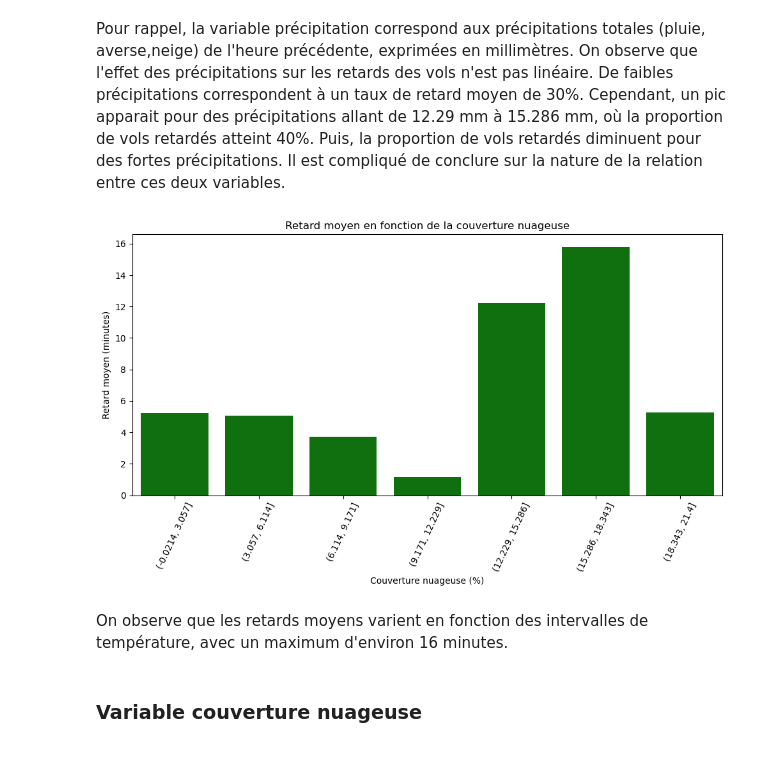
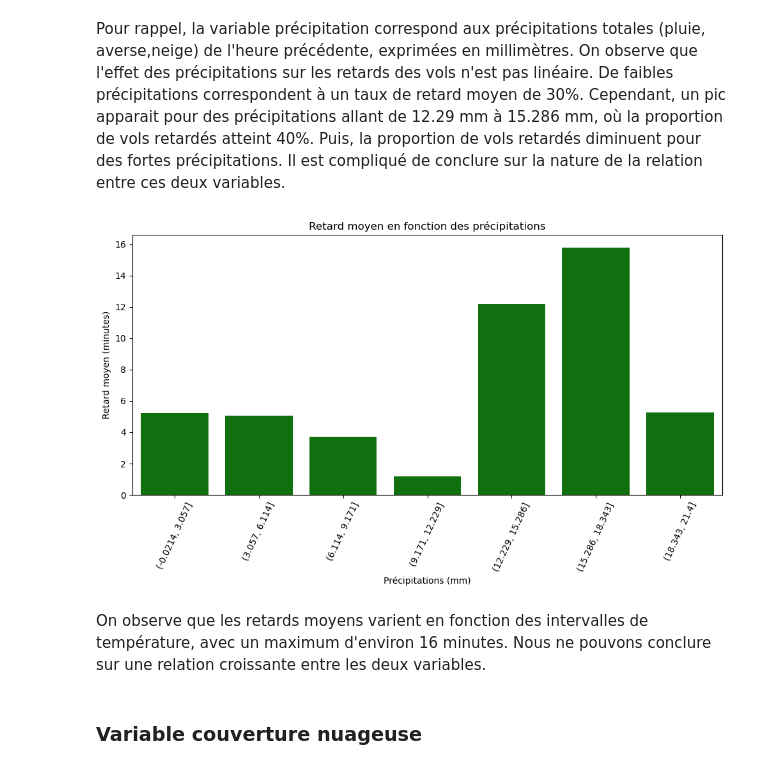
Before and after one commit to OUALYoss/Projet_Python-pour-la-data-science, a Jupyter notebook: Code_.ipynb, the cells around one changed output. Drawn from its saved outputs; the diff is of its cells as text; code cells hidden in the pictures.

Commit message:
Ajout interpretations graph meteo

```diff
--- a/Code_.ipynb
+++ b/Code_.ipynb
@@ -1043,16 +1043,16 @@ stats_precip1 = df4.groupby('Precip')['Delay Carrier (Minutes)'].mean().reset_in
 # %%
 plt.figure(figsize=(10, 6))
 sns.barplot(x='Precip', y='Delay Carrier (Minutes)', data=stats_precip1, color='green')
 plt.xticks(rotation=65)
-plt.title("Retard moyen en fonction de la couverture nuageuse")
-plt.xlabel("Couverture nuageuse (%)")
+plt.title("Retard moyen en fonction des précipitations")
+plt.xlabel("Précipitations (mm)")
 plt.ylabel("Retard moyen (minutes)")
 plt.tight_layout()
 plt.show()
 # %% [output]
-[figure, old version]
+[figure, new version]
 # %% [markdown]
-On observe que les retards moyens varient  en fonction des intervalles de température, avec un maximum d'environ 16 minutes.
+On observe que les retards moyens varient  en fonction des intervalles de température, avec un maximum d'environ 16 minutes. Nous ne pouvons conclure sur une relation croissante entre les deux variables.
 # %% [markdown]
 ### Variable couverture nuageuse
 # %%
```
Also changed, not shown: parts of 3 cells of this notebook.
